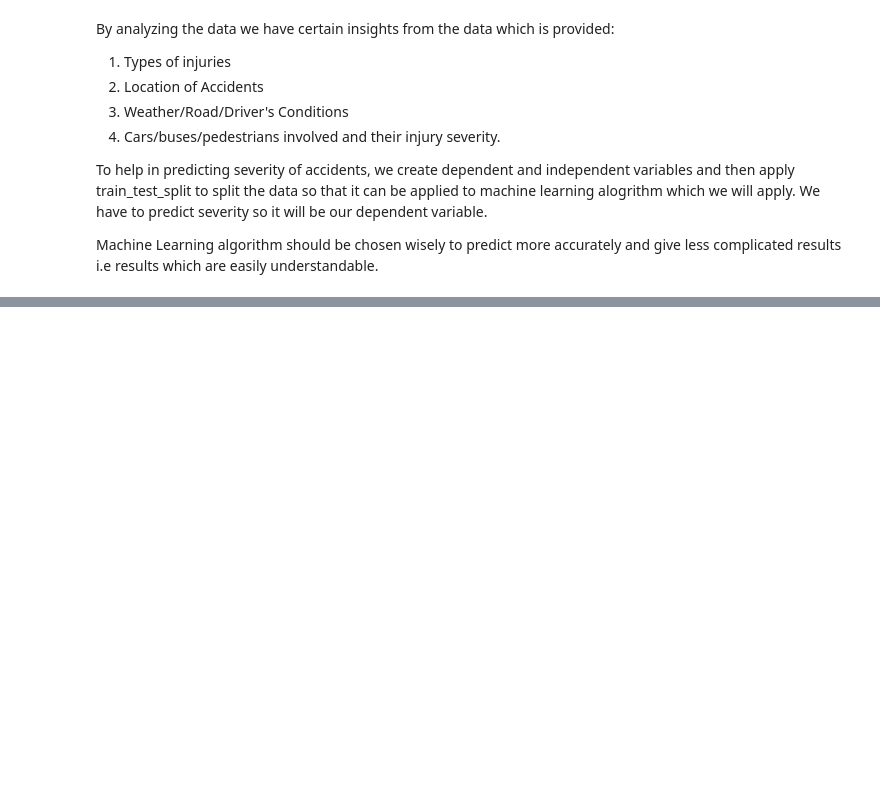
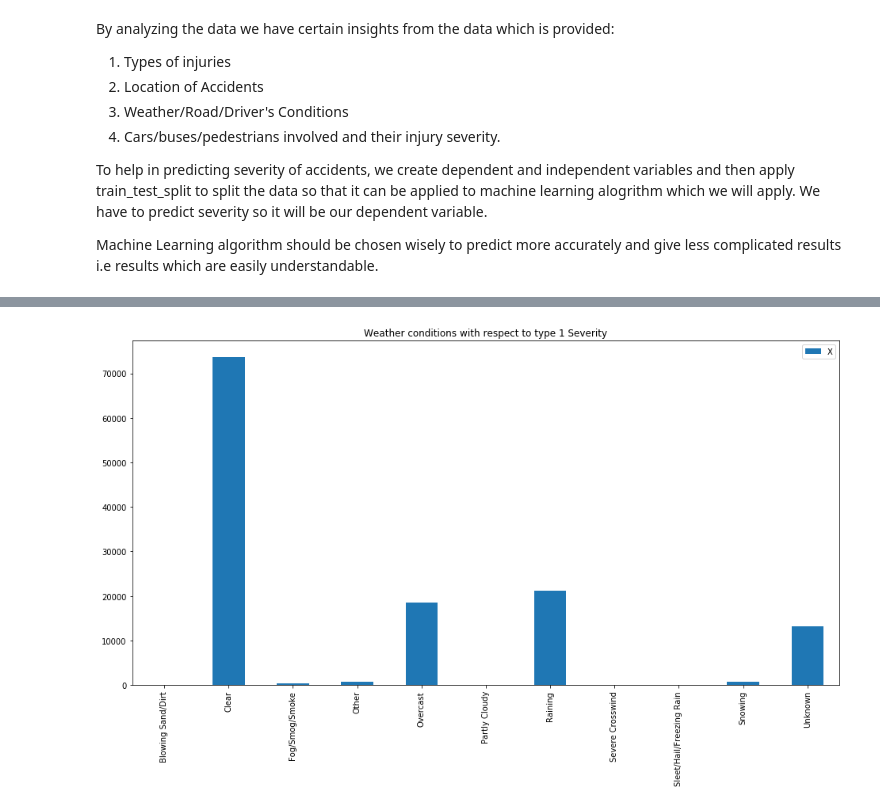
Before and after one commit to purvit-vashishtha/Coursera-Capstone-, a Jupyter notebook: Capstone Project.ipynb, the cells around one changed output, grey strips where cells are left out. Cells and saved outputs as stored; diff of their text form; code cells hidden in the pictures; blank space fills up the shorter version.

```diff
--- a/Capstone Project.ipynb
+++ b/Capstone Project.ipynb
@@ -67,0 +35,4 @@ __By above shape method, we came to know that there are 194673 accidents that to
+# %%
+# Selecting only that columns from the original DataFrame
+df2 = df1[['SEVERITYCODE','X','Y','OBJECTID','ADDRTYPE','LOCATION','SEVERITYDESC','COLLISIONTYPE','PERSONCOUNT','PEDCOUNT','PEDCYLCOUNT','VEHCOUNT','INCDATE','INCDTTM','JUNCTIONTYPE','INATTENTIONIND','UNDERINFL','WEATHER','ROADCOND','LIGHTCOND','PEDROWNOTGRNT','SPEEDING','ST_COLCODE','HITPARKEDCAR']]
+df2.info()  #Checking if the attributes are valid or not
@@ -67,0 +109,18 @@ __By above shape method, we came to know that there are 194673 accidents that to
+# %%
+sev_one = df2.loc[df2["SEVERITYCODE"]==1,:]
+sev_two = df2.loc[df2["SEVERITYCODE"]==2,:]
+
+sev1_weather = (sev_one.groupby('WEATHER').count()['X'])
+sev1_collision = (sev_one.groupby('COLLISIONTYPE').count()['X'])
+sev1_road = (sev_one.groupby('ROADCOND').count()['X'])
+sev1_junct = (sev_one.groupby('JUNCTIONTYPE').count()['X'])
+sev1_light = (sev_one.groupby('LIGHTCOND').count()['X'])
+sev1_park = (sev_one.groupby('HITPARKEDCAR').count()['X'])
+sev1_speed = (sev_one.groupby('SPEEDING').count()['X'])
+print(sev1_collision,"\n")
+print(sev1_road,"\n")
+print(sev1_weather,"\n")
+print(sev1_junct,"\n")
+print(sev1_light,"\n")
+print(sev1_speed,"\n")
+print(sev1_park,"\n")
@@ -67,0 +145,9 @@ __By above shape method, we came to know that there are 194673 accidents that to
+# %%
+sev1_weather.plot(kind="bar", figsize=(16,8),edgecolor = None)
+plt.title("Weather conditions with respect to type 1 Severity")
+plt.legend()
+plt.xlabel("")
+plt.ylabel("")
+plt.show()
+# %% [output]
+[figure, added]
```
Also changed, not shown: parts of 44 cells of this notebook.
